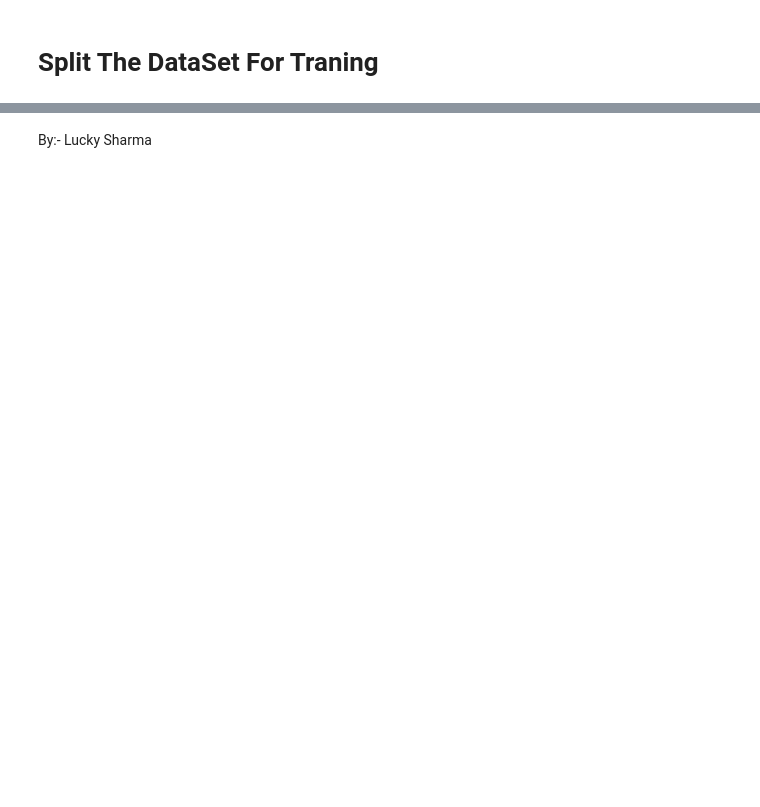
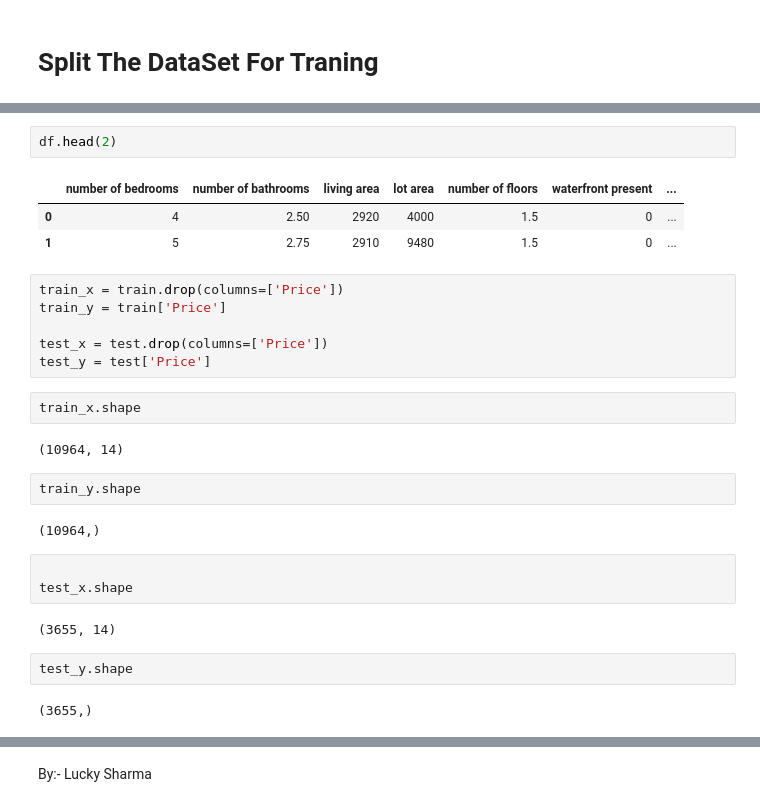
Before and after one commit to itsluckysharma01/House_Price_India-Regression_Model-ML., a Jupyter notebook: House_Price_India-Regression-ML.ipynb, the cells around one changed output, grey strips where cells are left out. Saved outputs shown, nothing was run; the diff lists cells and outputs as text; blank space fills up the shorter version.

```diff
--- a/House_Price_India-Regression-ML.ipynb
+++ b/House_Price_India-Regression-ML.ipynb
@@ -369,0 +412,29 @@ plt.show()
+# %%
+df.head(2)
+# %% [output]
+|  | number of bedrooms | number of bathrooms | living area | lot area | number of floors | waterfront present | ... |
+| 0 | 4 | 2.50 | 2920 | 4000 | 1.5 | 0 | ... |
+| 1 | 5 | 2.75 | 2910 | 9480 | 1.5 | 0 | ... |
+# %%
+train_x = train.drop(columns=['Price'])
+train_y = train['Price']
+
+test_x = test.drop(columns=['Price'])
+test_y = test['Price']
+# %%
+train_x.shape
+# %% [output]
+(10964, 14)
+# %%
+train_y.shape
+# %% [output]
+(10964,)
+# %%
+
+test_x.shape
+# %% [output]
+(3655, 14)
+# %%
+test_y.shape
+# %% [output]
+(3655,)
```
Also changed, not shown: parts of 19 cells of this notebook, 1 other file.
